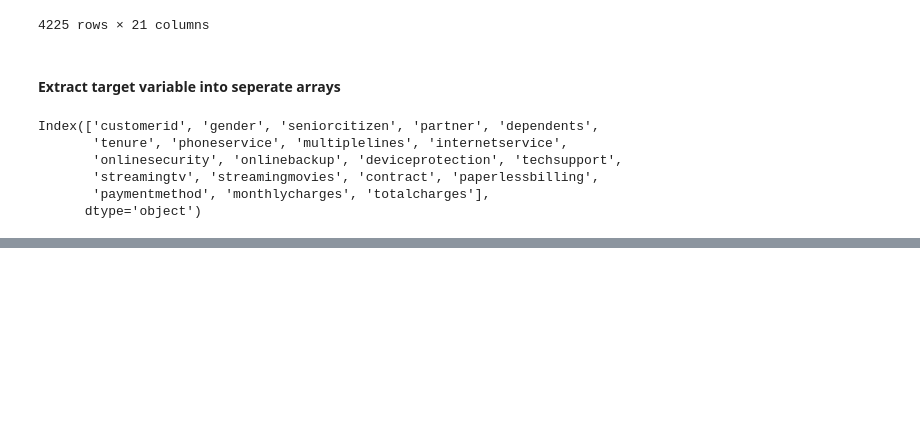
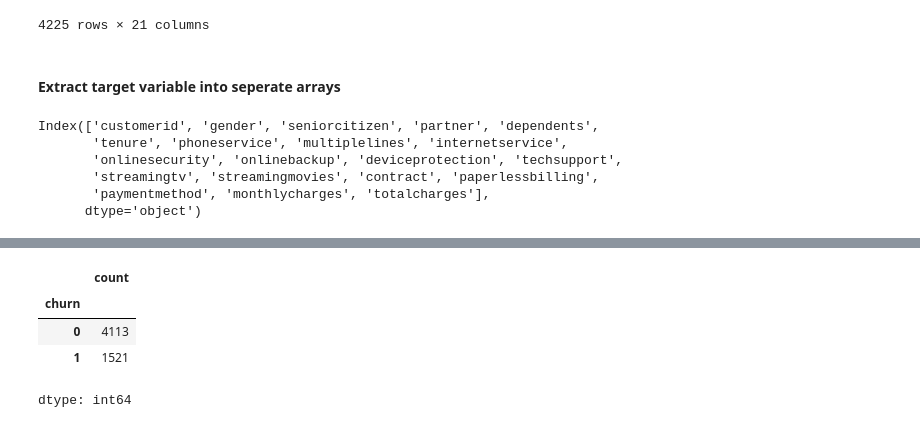
Before and after one commit to 0xmfouda/machine_learning_zoomcamp, a Jupyter notebook: 03-classification/notebook.ipynb, the cells around one changed output, grey strips where cells are left out. Saved outputs shown, nothing was run; the diff lists cells and outputs as text; code cells hidden in the pictures; blank space fills up the shorter version.

```diff
--- a/03-classification/notebook.ipynb
+++ b/03-classification/notebook.ipynb
@@ -227,0 +252,9 @@ Index(['customerid', 'gender', 'seniorcitizen', 'partner', 'dependents',
+# %%
+# examine the distribution of target variable
+df_full_train.churn.value_counts()
+# %% [output]
+|  | count |
+| churn |  |
+| 0 | 4113 |
+| 1 | 1521 |
+dtype: int64
```
Also changed, not shown: parts of 10 cells of this notebook, 1 other file.
